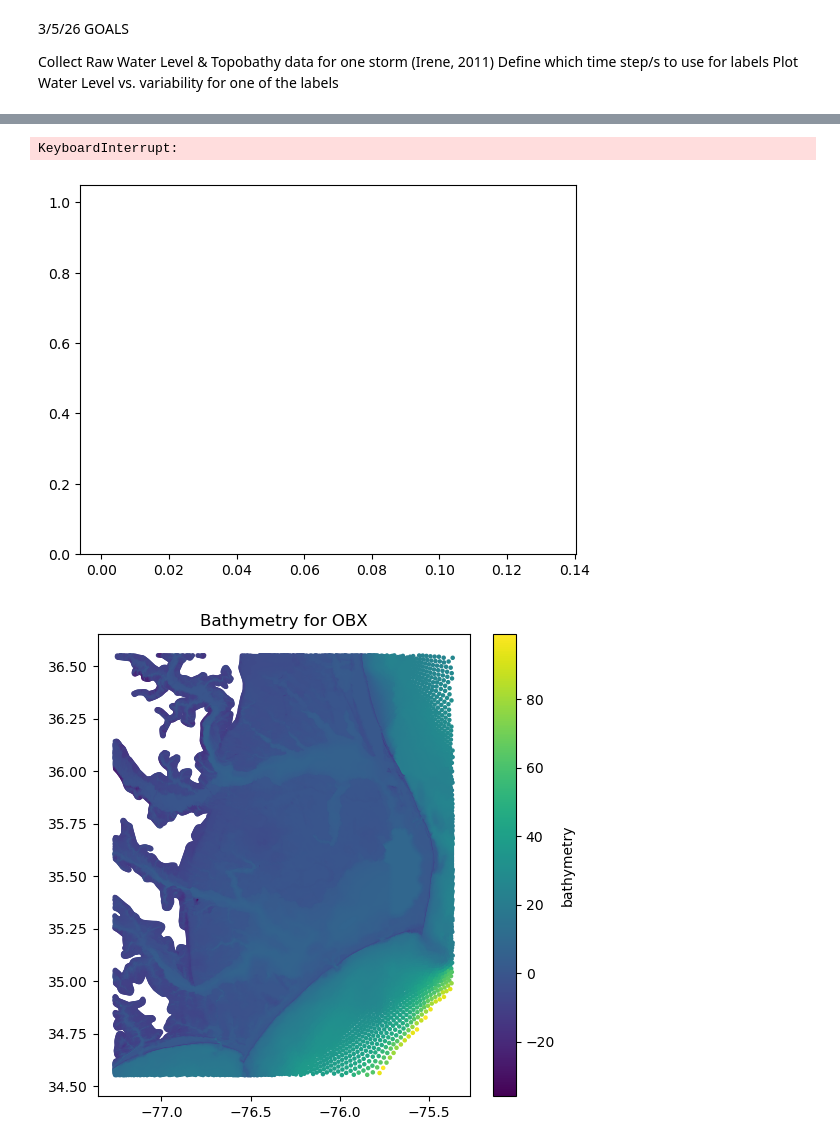
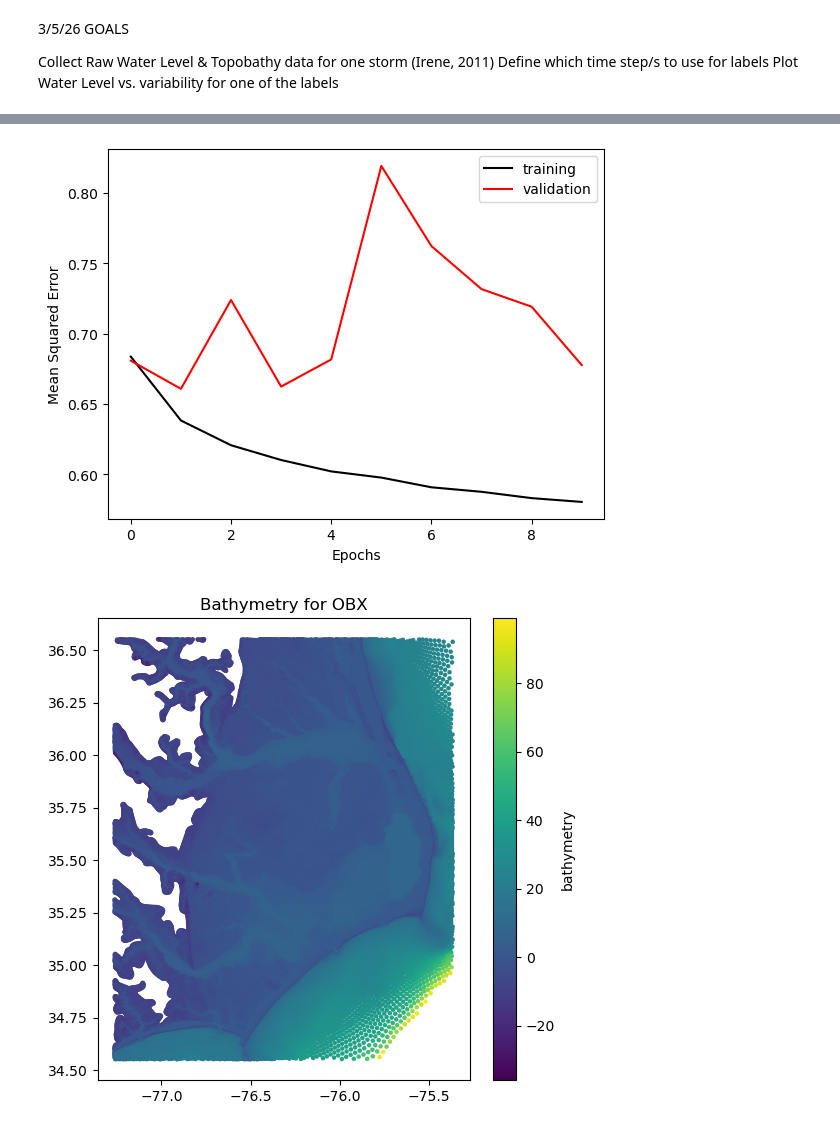
Before and after one commit to qhsimmons/CORA_AOSC650, a Jupyter notebook: Collect_Raw_Data.ipynb, the cells around one changed output, grey strips where cells are left out. Saved outputs shown, nothing was run; the diff lists cells and outputs as text; code cells hidden in the pictures.

```diff
--- a/Collect_Raw_Data.ipynb
+++ b/Collect_Raw_Data.ipynb
@@ -623,15 +1358,23 @@ combined_ds_newfeats["bathy"].plot()
+# %%
+# plt.plot(history.history["loss"], c='k', label='training')
+# plt.plot(history.history["val_loss"], c='r', label='validation')
+plt.plot([0.6837, 0.6383, 0.6207, 0.6102, 0.6021, 0.5977, 0.5908, 0.5876, 0.5831, 0.5804], c='k', label='training')
+plt.plot([0.6808, 0.6608, 0.7240, 0.6624, 0.6817, 0.8193, 0.7623, 0.7317, 0.7192, 0.6777], c='r', label='validation')
+plt.xlabel("Epochs")
+plt.ylabel("Mean Squared Error")
+plt.legend()
+plt.show()
+# %% [output]
+[figure, added]
 # %%
-# import matplotlib.pyplot as plt
-t = '2011-08-25T18:00:00.000000000'
-vals = combined_ds_newfeats.sel(time=t)["zeta_std_dev"]
-plt.hist(vals, bins=50)
-plt.title(f"Std dev distribution at time {t}")
-plt.xlabel("Std dev (m)")
-plt.ylabel("Count")
-plt.show()
+# # import matplotlib.pyplot as plt
+# t = '2011-08-25T18:00:00.000000000'
+# vals = combined_ds_newfeats.sel(time=t)["zeta_std_dev"]
+# plt.hist(vals, bins=50)
+# plt.title(f"Std dev distribution at time {t}")
+# plt.xlabel("Std dev (m)")
+# plt.ylabel("Count")
+# plt.show()
-# %% [output]
-KeyboardInterrupt:
-[figure, removed]
 # %%
 # plt.figure(figsize=(6,6))
 
```
Also changed, not shown: parts of 24 cells of this notebook, 4 other files.
